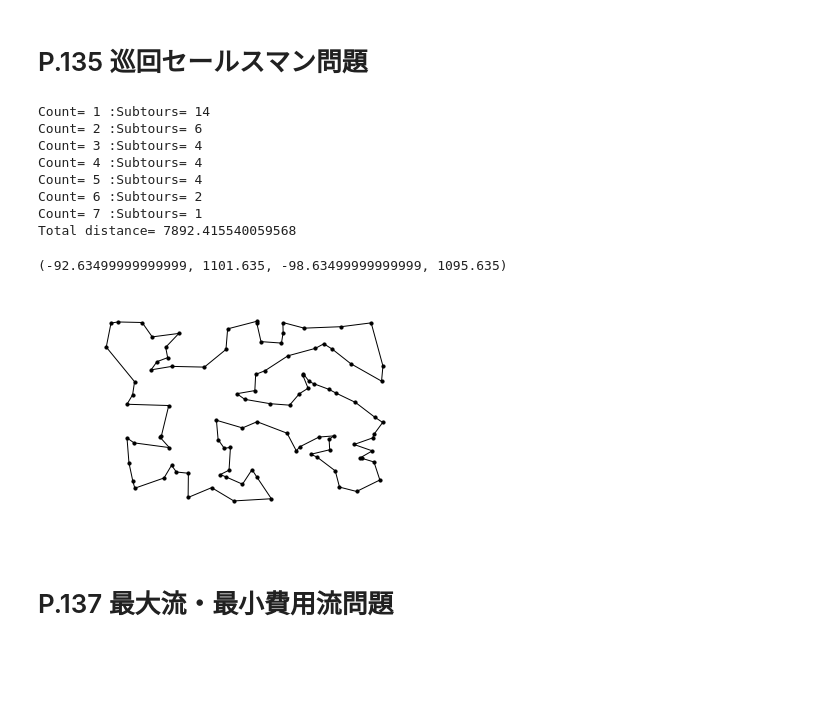
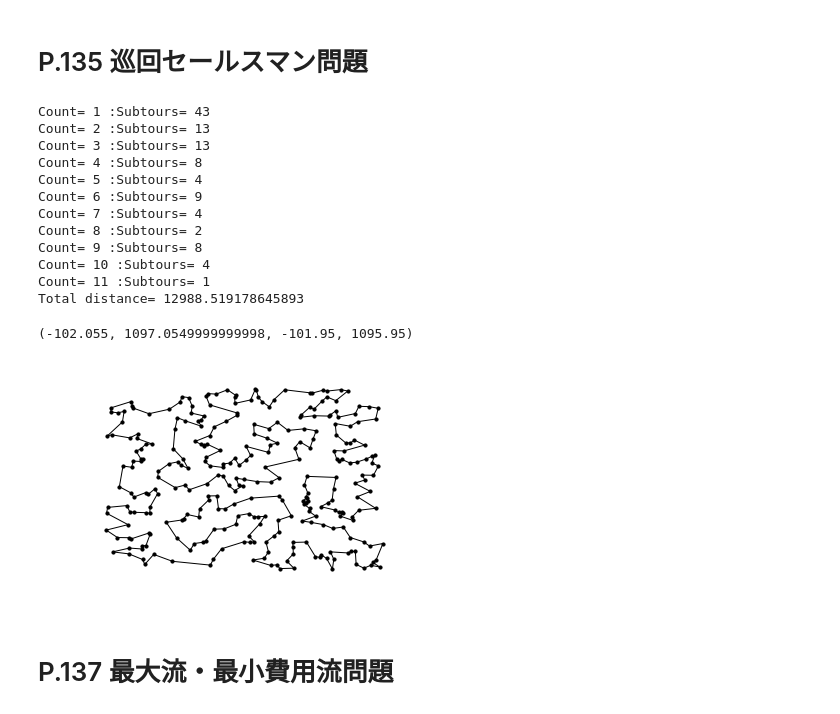
Before and after one commit to tetra00/python_numerical_optimization, a Jupyter notebook: Section4_GraphOptimiztion.ipynb, the cells around one changed output. Cells and saved outputs as stored; diff of their text form; code cells hidden in the pictures; blank space fills up the shorter version.

```diff
--- a/Section4_GraphOptimiztion.ipynb
+++ b/Section4_GraphOptimiztion.ipynb
@@ -468,33 +468,37 @@ def get_subtours(X, G, edges, subtours=[]):
     return CC, subtours
 # %%
 # ランダムなグラフを生成してTSPを解く
-n = 100
+n = 300
 
 vlist = [i for i in range(n)]
 Tours = nx.Graph()
 Tours.add_nodes_from(vlist)
 
 x = np.random.randint(low=0, high=1000, size=n)
 y = np.random.randint(low=0, high=1000, size=n)
 p = {i:(x[i], y[i]) for i in range(n)}
 
 
 len_tour = TSPSolveSubtourElim(G,x,y)
 
 print('Total distance=', len_tour)
 nx.draw_networkx(Tours, pos=p, node_color='k', node_size=10, with_labels=False)
 plt.axis('off')
 # %% [output]
-Count= 1 :Subtours= 14
-Count= 2 :Subtours= 6
-Count= 3 :Subtours= 4
-Count= 4 :Subtours= 4
+Count= 1 :Subtours= 43
+Count= 2 :Subtours= 13
+Count= 3 :Subtours= 13
+Count= 4 :Subtours= 8
 Count= 5 :Subtours= 4
-Count= 6 :Subtours= 2
-Count= 7 :Subtours= 1
-Total distance= 7892.415540059568
+Count= 6 :Subtours= 9
+Count= 7 :Subtours= 4
+Count= 8 :Subtours= 2
+Count= 9 :Subtours= 8
+Count= 10 :Subtours= 4
+Count= 11 :Subtours= 1
+Total distance= 12988.519178645893
-(-92.63499999999999, 1101.635, -98.63499999999999, 1095.635)
+(-102.055, 1097.0549999999998, -101.95, 1095.95)
-[figure, old version]
+[figure, new version]
 # %% [markdown]
 # P.137 最大流・最小費用流問題
 # %%
```
Also changed, not shown: parts of 14 cells of this notebook, 1 other file.
